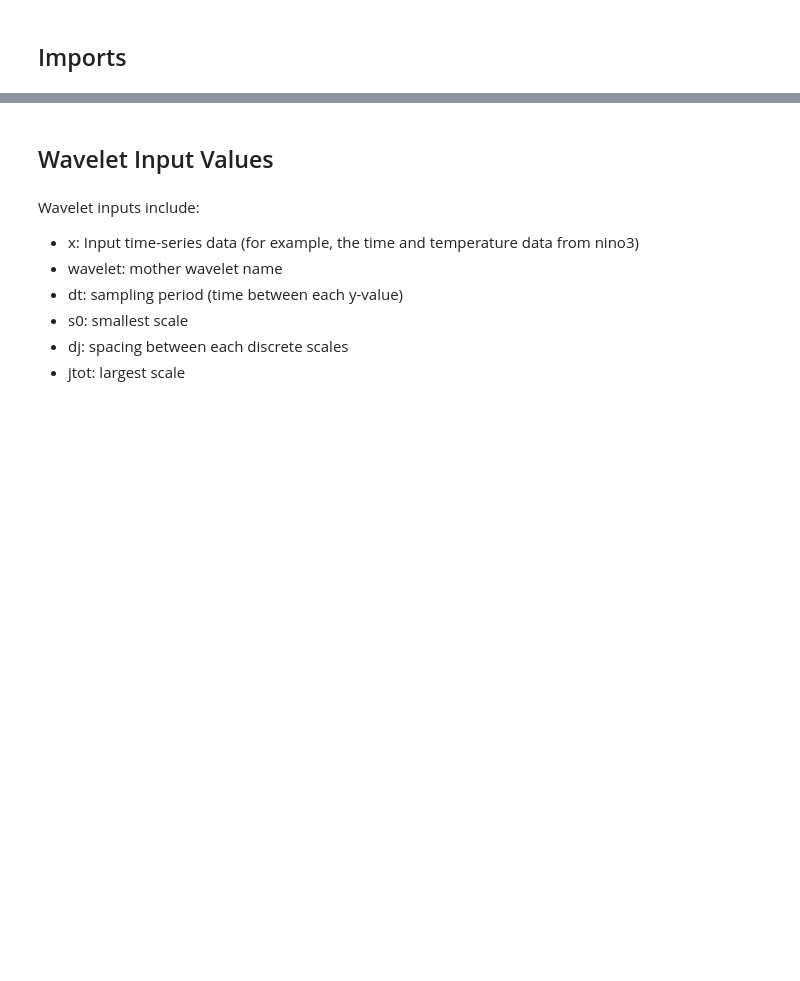
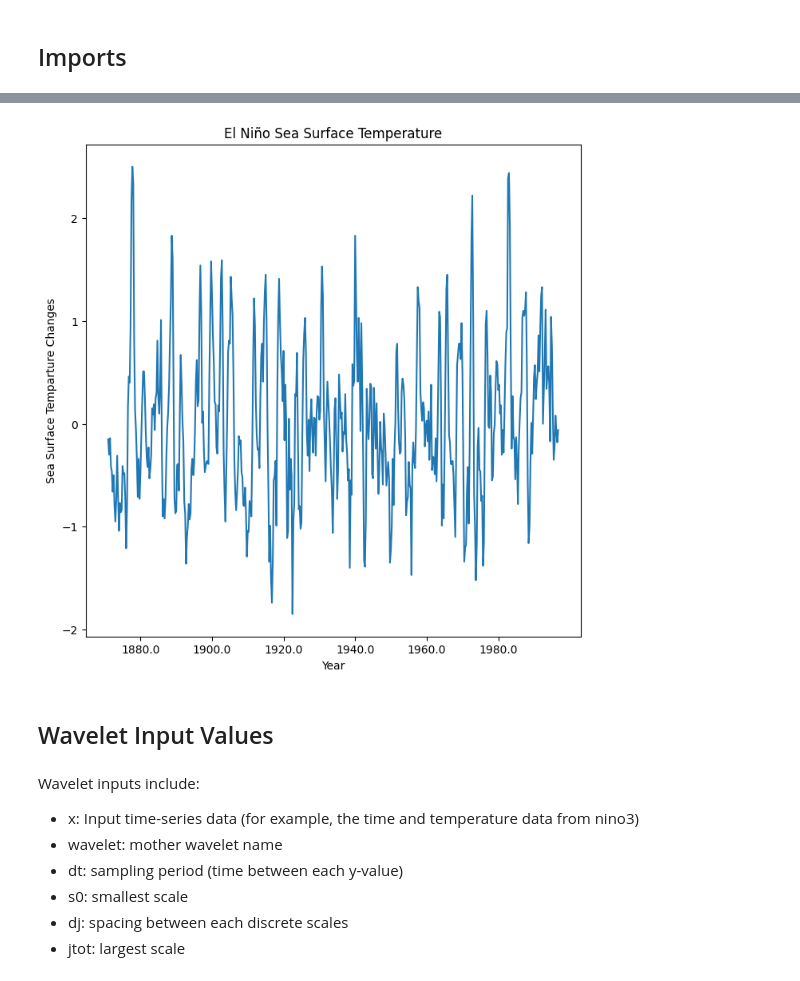
Before and after one commit to projectpythia-mystmd/wavelet-cookbook, a Jupyter notebook: notebooks/example-workflows/nino3.ipynb, the cells around one changed output, grey strips where cells are left out. Drawn from its saved outputs; the diff is of its cells as text; code cells hidden in the pictures; blank space fills up the shorter version.

```diff
--- a/notebooks/example-workflows/nino3.ipynb
+++ b/notebooks/example-workflows/nino3.ipynb
@@ -92,3 +82,13 @@ plt.show()
+# %%
+fig, ax = plt.subplots(figsize=(8, 8))
+plt.title("El Niño Sea Surface Temperature")
+plt.xlabel("Year")
+plt.ylabel("Sea Surface Temparture Changes")
+plt.xticks(range(len(x_tickrange))[start::display_nth], x_tickrange[start::display_nth]) # update x-axis
+plt.plot(nino3_data)
+plt.show()
+# %% [output]
+[figure, added]
 # %% [markdown]
 ## Wavelet Input Values
 # %% [markdown]
```
Also changed, not shown: parts of 26 cells of this notebook, 4 other files.
